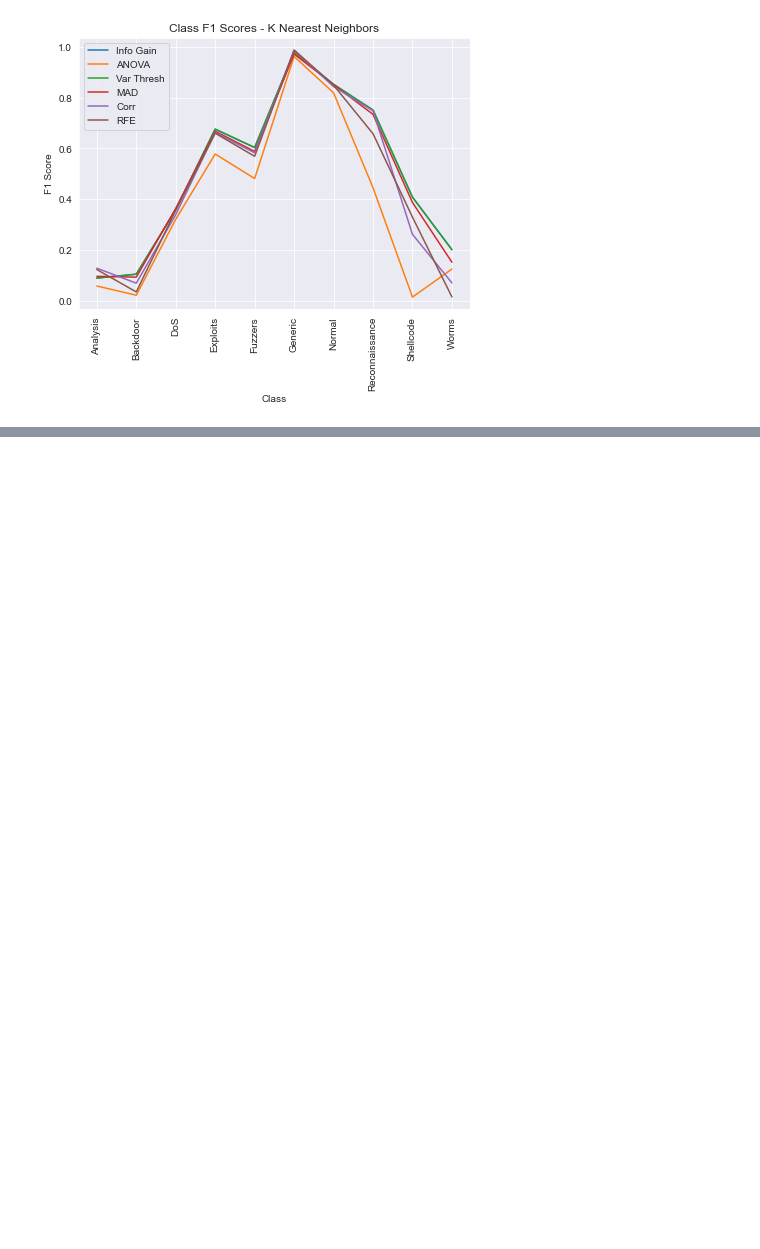
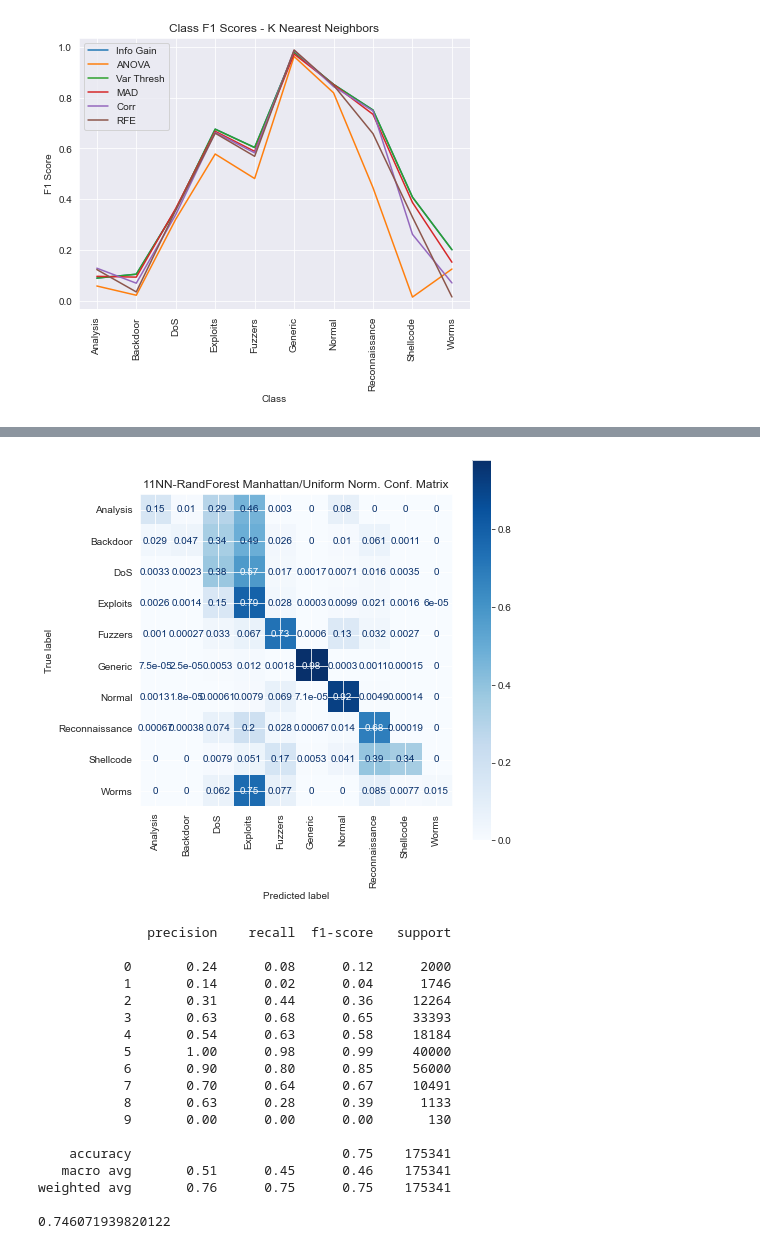
Before and after one commit to pvan1/DATA-606-Capstone, a Jupyter notebook: capstone-phase2.ipynb, the cells around one changed output, grey strips where cells are left out. Cells and saved outputs as stored; diff of their text form; code cells hidden in the pictures; blank space fills up the shorter version.

```diff
--- a/capstone-phase2.ipynb
+++ b/capstone-phase2.ipynb
@@ -1272,0 +1391,5 @@ plt.show()
+# %%
+top_feats = [x[0] for x in rfb3_sorted_importances if x[1] > 1e-3]
+# %%
+train_std_RF = training_data_std[top_feats].copy()
+test_std_RF = testing_data_std[top_feats].copy()
@@ -1272,0 +1406,35 @@ plt.show()
+# %%
+#y_pred_RF = knn_model_RF.predict(test_std_RF)
+y_pred_best_RF = cross_val_predict(knn_model_best_RF, train_std_RF, y_train, cv=5, n_jobs=-1)  # save the test set for final models
+# %%
+# make sure to use y_train, not y_test since we're using cross_val_predict, not predicting on the test set
+con_mat_RF = confusion_matrix(y_train, y_pred_best_RF)
+#print(con_mat_RF)
+plt_norm_confmat(knn_model_best_RF, train_std_RF, y_train, '11NN-RandForest Manhattan/Uniform Norm. Conf. Matrix',
+                 fname='knn_best_RF_conf_mat', labels=class_names)
+plt.show()
+class_rep_best_RF = classification_report(y_train, y_pred_best_RF)
+rep_dict_best_RF = classification_report(y_train, y_pred_best_RF, output_dict=True)
+print(class_rep_best_RF)
+acc_best_RF = accuracy_score(y_train, y_pred_best_RF)
+print(acc_best_RF)
+# %% [output]
+[figure, added]
+              precision    recall  f1-score   support
+
+           0       0.24      0.08      0.12      2000
+           1       0.14      0.02      0.04      1746
+           2       0.31      0.44      0.36     12264
+           3       0.63      0.68      0.65     33393
+           4       0.54      0.63      0.58     18184
+           5       1.00      0.98      0.99     40000
+           6       0.90      0.80      0.85     56000
+           7       0.70      0.64      0.67     10491
+           8       0.63      0.28      0.39      1133
+           9       0.00      0.00      0.00       130
+
+    accuracy                           0.75    175341
+   macro avg       0.51      0.45      0.46    175341
+weighted avg       0.76      0.75      0.75    175341
+
+0.746071939820122
```
Also changed, not shown: parts of 44 cells of this notebook.
